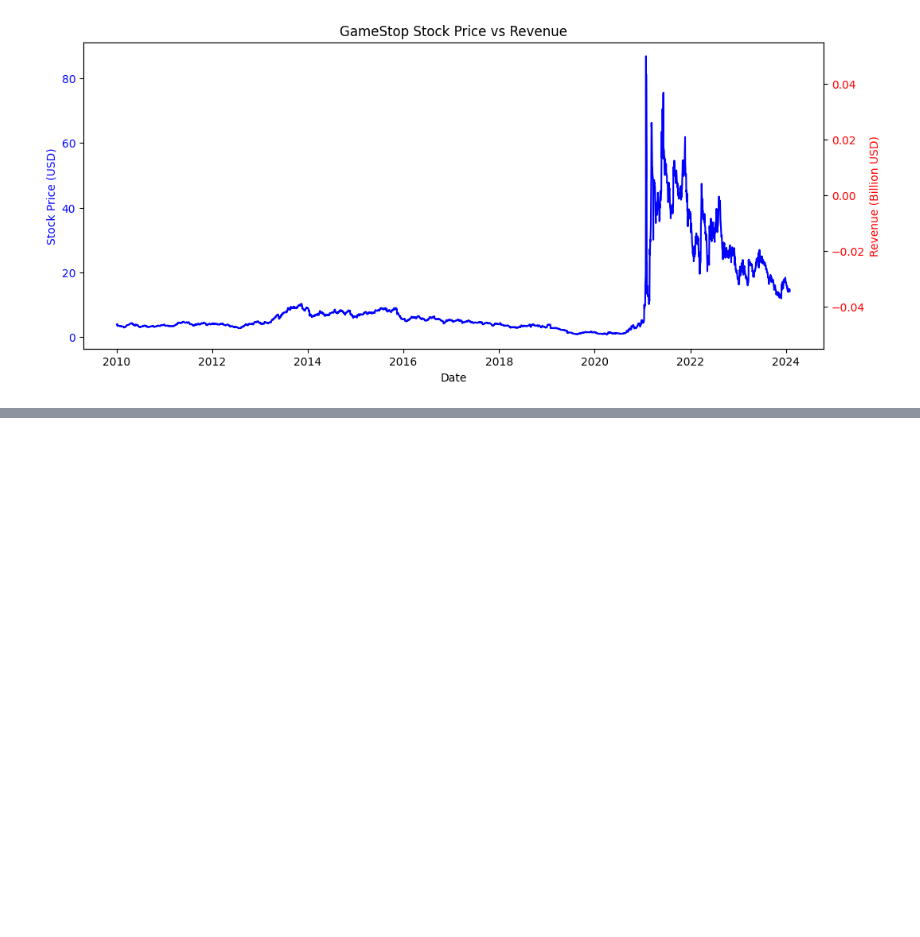
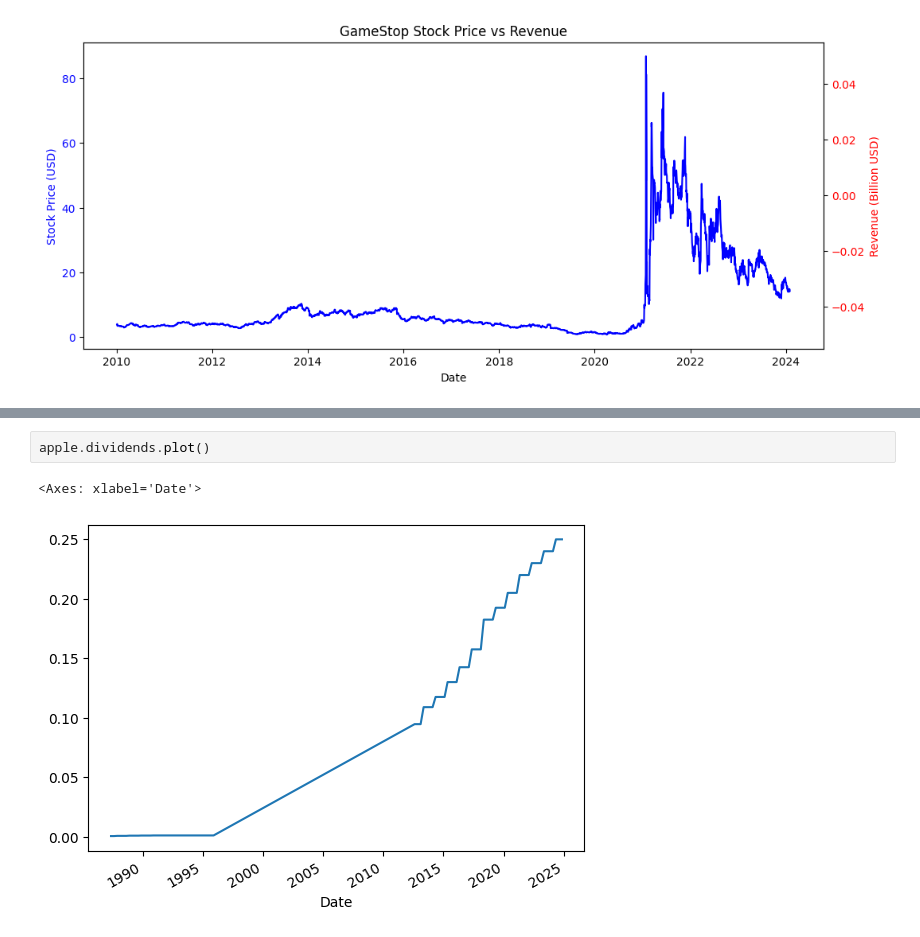
Before and after one commit to Mayar215999/data-science-project, a Jupyter notebook: IBM_Final_Project.ipynb, the cells around one changed output, grey strips where cells are left out. Drawn from its saved outputs; the diff is of its cells as text; blank space fills up the shorter version.

```diff
--- a/IBM_Final_Project.ipynb
+++ b/IBM_Final_Project.ipynb
@@ -534,0 +641,5 @@ make_graph(gme_data, gme_revenue, "GameStop Stock Price vs Revenue")
+# %%
+apple.dividends.plot()
+# %% [output]
+<Axes: xlabel='Date'>
+[figure, added]
```
Also changed, not shown: parts of 16 cells of this notebook.
